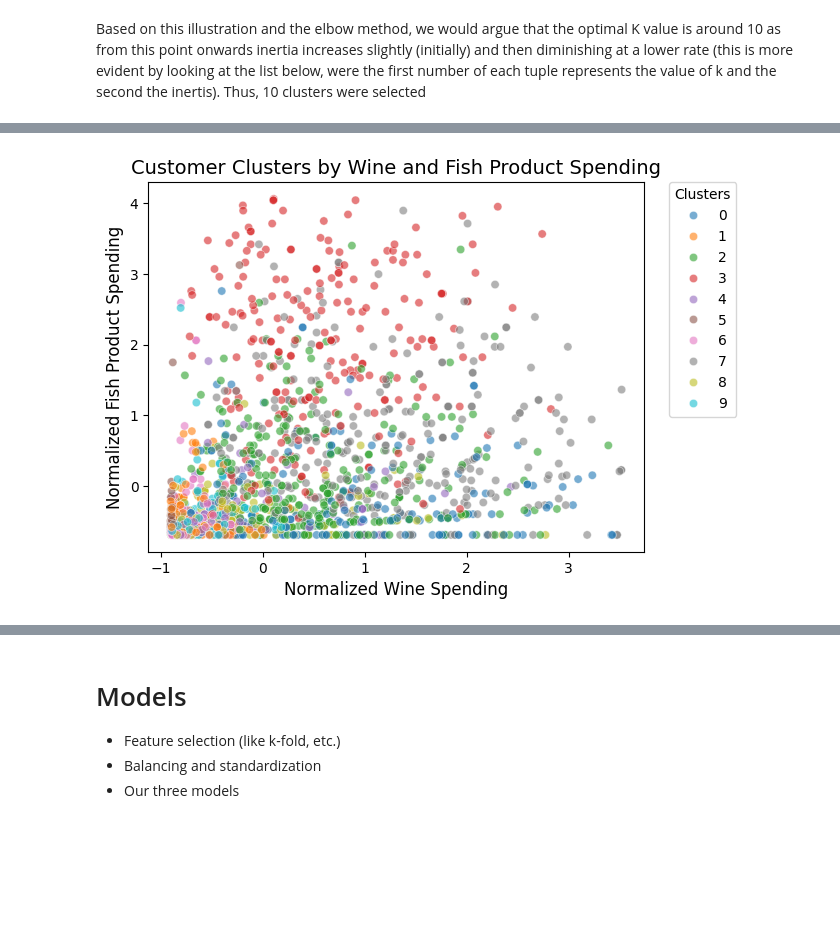
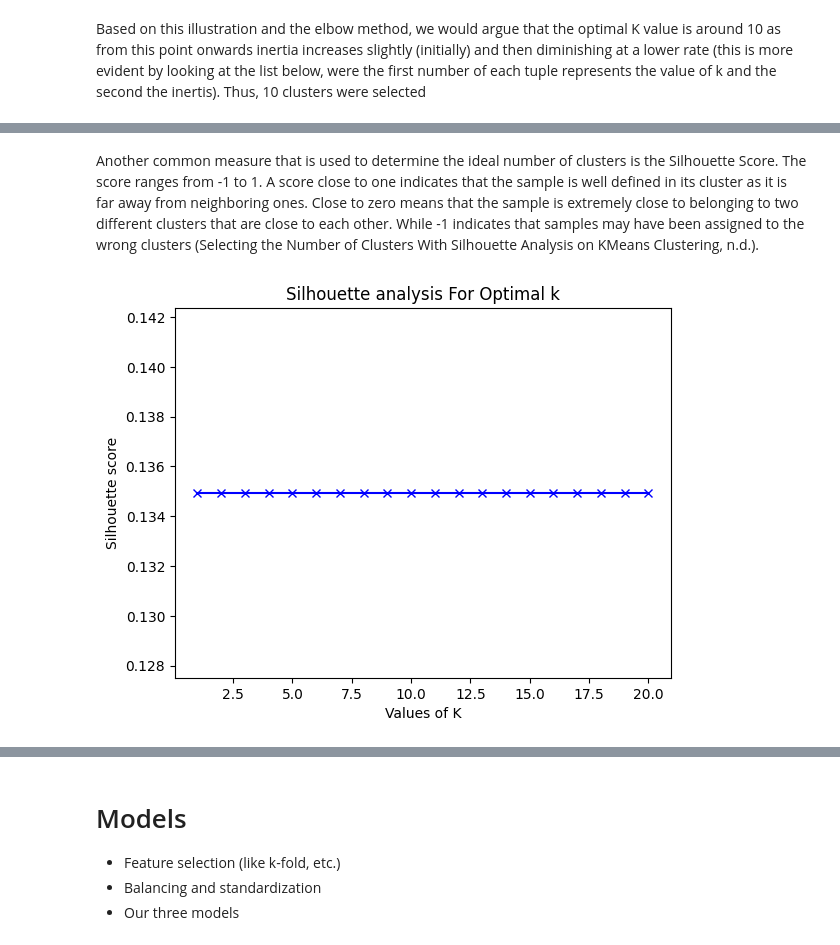
Before and after one commit to kimvkemenade/DM_team16, a Jupyter notebook: DM_Assignment_2.ipynb, the cells around one changed output, grey strips where cells are left out. Cells and saved outputs as stored; diff of their text form; code cells hidden in the pictures; blank space fills up the shorter version.

```diff
--- a/DM_Assignment_2.ipynb
+++ b/DM_Assignment_2.ipynb
@@ -430,28 +473,18 @@ Based on this illustration and the elbow method, we would argue that the optimal
-# %%
-# visualizing 10 clusters defined by K means algorithm
-kmeans_10 = KMeans(n_clusters = 10, random_state =0, n_init="auto")
-kmeans_10.fit(marketing_df_normalized)
-import seaborn as sns
-
-# selecting 10 different colors
-colors = sns.color_palette('tab10', n_colors=10)
-
-# creating scatter plot
-sns.scatterplot(data=marketing_df_normalized,
-                x="MntWines",
-                y="MntFishProducts",
-                hue=kmeans_10.labels_,
-                palette=colors,
-                alpha=0.6)
-
-# adding title and labels to the graph
-plt.title('Customer Clusters by Wine and Fish Product Spending', fontsize=14)
-plt.xlabel('Normalized Wine Spending', fontsize=12)
-plt.ylabel('Normalized Fish Product Spending', fontsize=12)
-
-# moving legend outside of plot for clarity
-plt.legend(bbox_to_anchor=(1.05, 1), loc='upper left', borderaxespad=0, title='Clusters')
-
-plt.show()
-# %% [output]
-[figure, removed]
+# %% [markdown]
+Another common measure that is used to determine the ideal number of clusters is the Silhouette Score. The score ranges from -1 to 1. A score close to one indicates that the sample is well defined in its cluster as it is far away from neighboring ones. Close to zero means that the sample is extremely close to belonging to two different clusters that are close to each other. While -1 indicates that samples may have been assigned to the wrong clusters (Selecting the Number of Clusters With Silhouette Analysis on KMeans Clustering, n.d.).
+# %%
+from sklearn.metrics import silhouette_score
+
+#range_n_clusters = [2, 3, 4, 5, 6, 7, 8]
+silhouette_avg = []
+for num_clusters in range(1,21):
+ # silhouette score
+ silhouette_avg.append(silhouette_score(marketing_df_normalized, kmeans.labels_))
+
+plt.plot(range(1,21),silhouette_avg,'bx-')
+plt.xlabel('Values of K')
+plt.ylabel('Silhouette score')
+plt.title('Silhouette analysis For Optimal k')
+plt.show()
+# %% [output]
+[figure, added]
```
Also changed, not shown: parts of 16 cells of this notebook.
